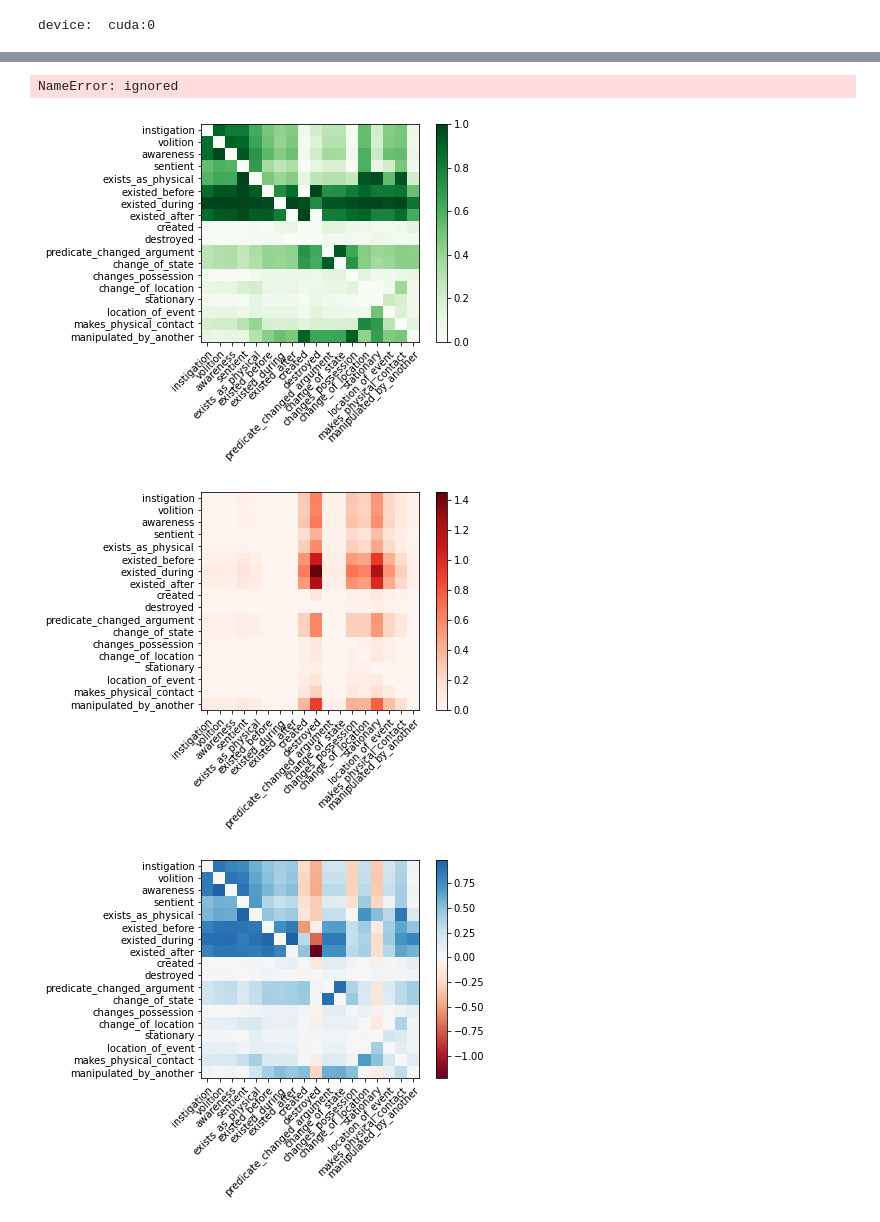
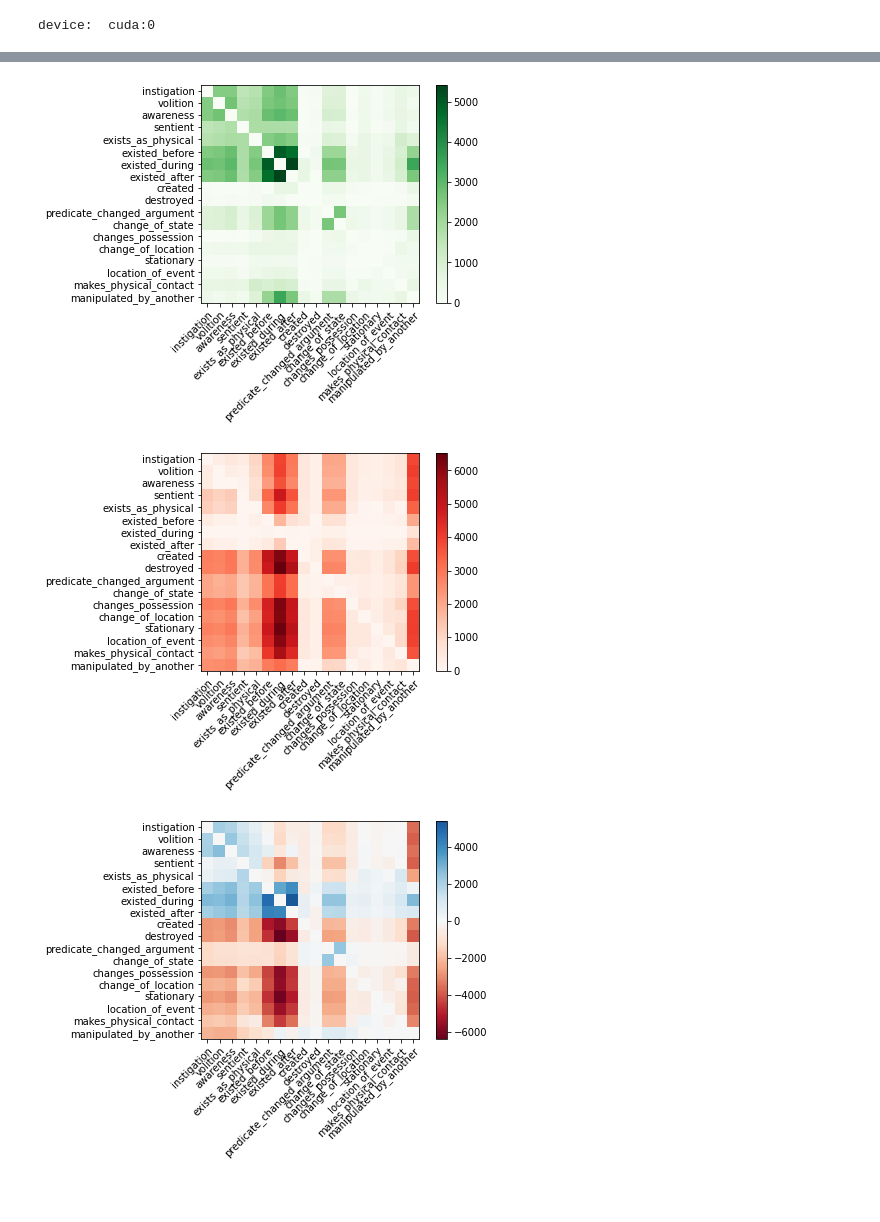
Before and after one commit to dylanfinkbeiner/cs685_finalproj, a Jupyter notebook: src/colab_test.ipynb, the cells around one changed output, grey strips where cells are left out. Drawn from its saved outputs; the diff is of its cells as text; code cells hidden in the pictures; blank space fills up the shorter version.

```diff
--- a/src/colab_test.ipynb
+++ b/src/colab_test.ipynb
@@ -579,8 +582,13 @@ def get_data(args):
 # %%
 def co_occurrences(y_train, normalize=False):
   n_props = y_train[0].shape[0]
+
   co_occur = np.zeros((n_props, n_props))
   anti_occur = np.zeros((n_props, n_props))
+  both_negative = np.zeros((n_props, n_props))
+  row_pos_col_neg = np.zeros((n_props, n_props))
+  row_neg_col_pos = np.zeros((n_props, n_props))
+
   positive_counts = np.zeros(n_props)
   for labels in y_train:
     for i in range(n_props):
@@ -592,33 +600,38 @@ def co_occurrences(y_train, normalize=False):
 
         for j in range(n_props):
           if labels[j] == 0:
-            anti_occur[i,j] += 1
-      # else # labels[i] == 0
-      #   for j in range(i+1, n_props):
-      #     if labels[j] == 1
-      #       anti_occur[i,j] += 1
+            row_pos_col_neg[i,j] += 1
+
+      else: # labels[i] == 0
+        for j in range(i+1, n_props):
+          if labels[j] == 0:
+            both_negative[i,j] += 1
+
+        for j in range(n_props):
+          if labels[j] == 1:
+            row_neg_col_pos[i,j] += 1
 
   negative_counts = len(y_train) - positive_counts
 
-  print(positive_counts)
-  print(negative_counts)
-  print(f'Shape of y_train is {len(y_train)} {n_props}')
-
   # Mirror over diagonal
   co_occur = co_occur + np.transpose(co_occur)
+  both_negative = both_negative + np.transpose(both_negative)
   #anti_occur = anti_occur + np.transpose(anti_occur)
 
-  print(f'Max of anti_occur is {np.max(anti_occur)}, compared to {np.max(negative_counts)}')
-  print([(i,j) for i,j in zip(np.sum(anti_occur, axis=1), negative_counts)])
+  def normalize_rows(array):
+    array /= np.sum(array, axis=-1, keepdims=True)
 
+  positive_counts = np.expand_dims(positive_counts, axis=-1)
   if normalize:
-    co_occur /= positive_counts
-    anti_occur /= (positive_counts * 18)
+    #co_occur /= positive_counts
+    normalize_rows(co_occur)
+    #row_pos_col_neg /= positive_counts
+    normalize_rows(row_neg_col_pos)
 
   #print(f'Now max of anti_occur is {np.max(anti_occur)}, compared to {np.max(negative_counts)}')
 
 
-  return co_occur, anti_occur
+  return co_occur, row_neg_col_pos
 # %%
 class MidpointNormalize(mpl.colors.Normalize):
     def __init__(self, vmin, vmax, midpoint=0, clip=False):
@@ -669,7 +682,7 @@ def get_test_predictions(model, X_test, y_test, batch_size=100):
   return predictions
 # %%
 args = {
-    'epochs': 1,
+    'epochs': 10,
     'seed': 7,
     'lr': 1e-3,
     'batch_size': 100,
@@ -694,7 +707,7 @@ w2i, i2w = data['dicts']
 emb_np = data['emb_np']
 X, y = data['lstm_data']
 
-co_occur, anti_occur = co_occurrences(y['train'], normalize=True)
+co_occur, anti_occur = co_occurrences(y['train'], normalize=False)
 show_weights(co_occur, properties=PROPERTIES, cmap='Greens')
 show_weights(anti_occur, properties=PROPERTIES, cmap='Reds')
 show_weights(co_occur - anti_occur, properties=PROPERTIES)
@@ -726,4 +733,3 @@ Max of anti_occur is 6520.0, compared to 7551.0
-NameError: ignored
-[figure, old version]
+[figure, new version]
-[figure, old version]
+[figure, new version]
-[figure, old version]
+[figure, new version]
```
Also changed, not shown: parts of 4 cells of this notebook.
